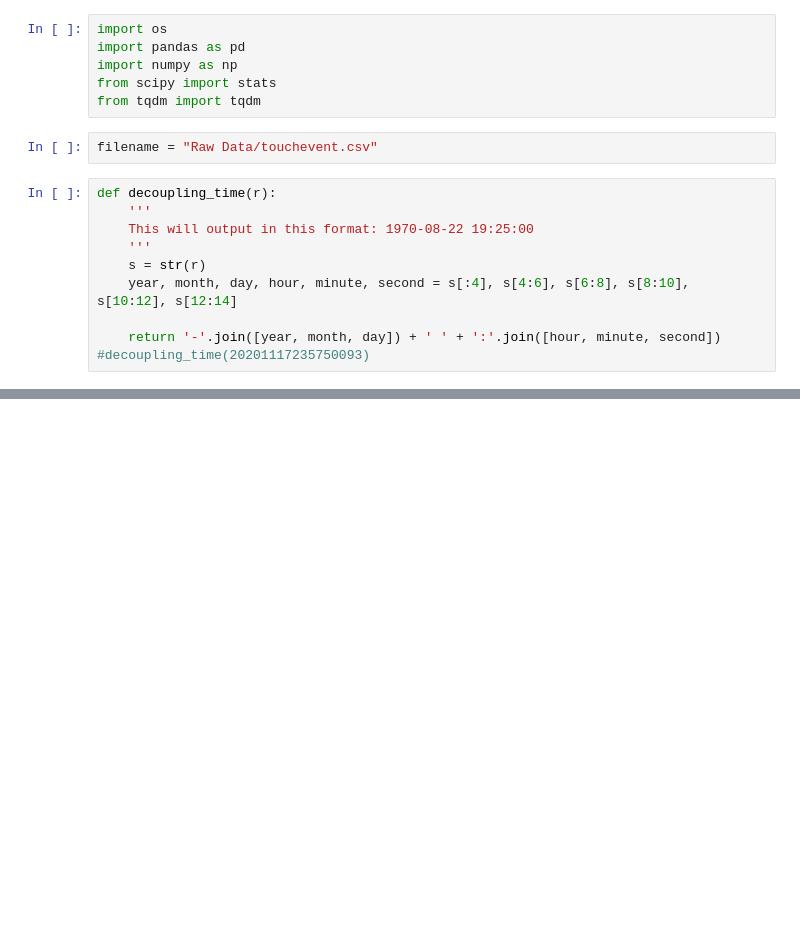
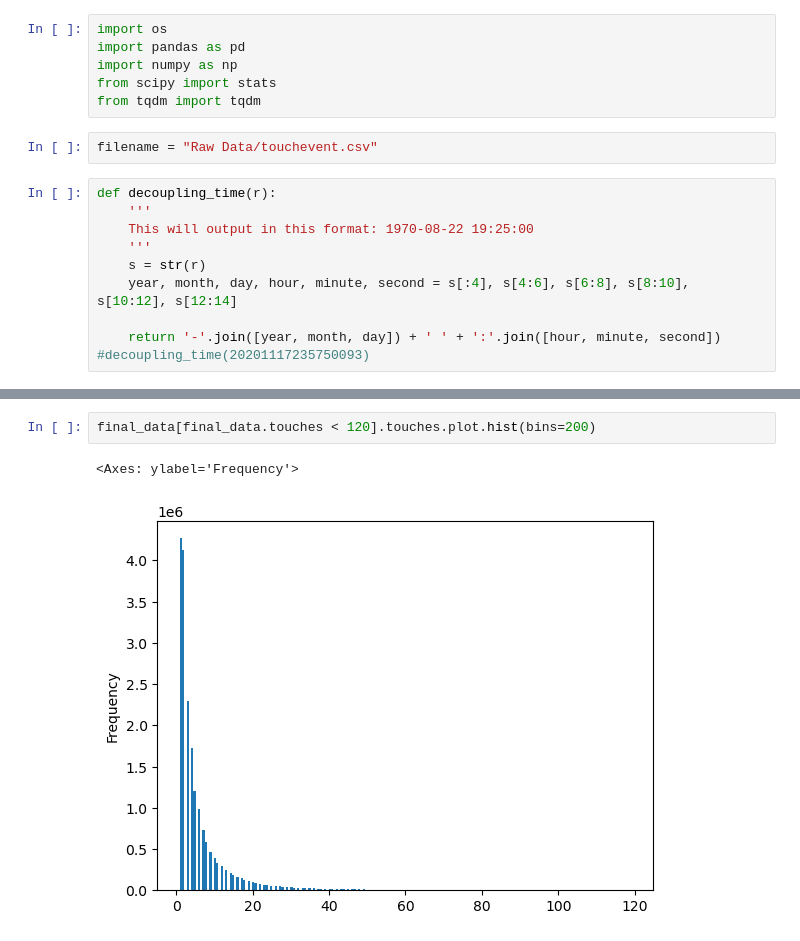
Before and after one commit to FluveFV/PhonePervasiveness, a Jupyter notebook: File_reduction.ipynb, the cells around one changed output, grey strips where cells are left out. Saved outputs shown, nothing was run; the diff lists cells and outputs as text; blank space fills up the shorter version.

```diff
--- a/File_reduction.ipynb
+++ b/File_reduction.ipynb
@@ -84,0 +66,5 @@ final_data
+# %%
+final_data[final_data.touches < 120].touches.plot.hist(bins=200)
+# %% [output]
+<Axes: ylabel='Frequency'>
+[figure, added]
```
Also changed, not shown: parts of 14 cells of this notebook.
